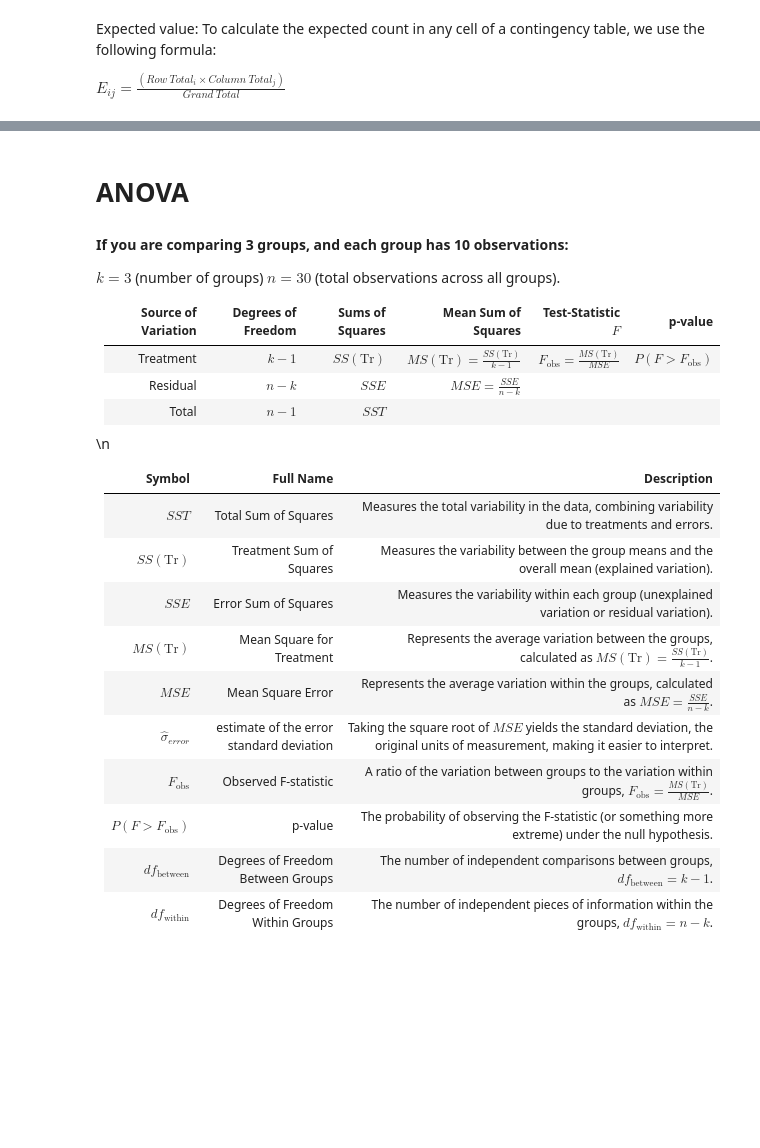
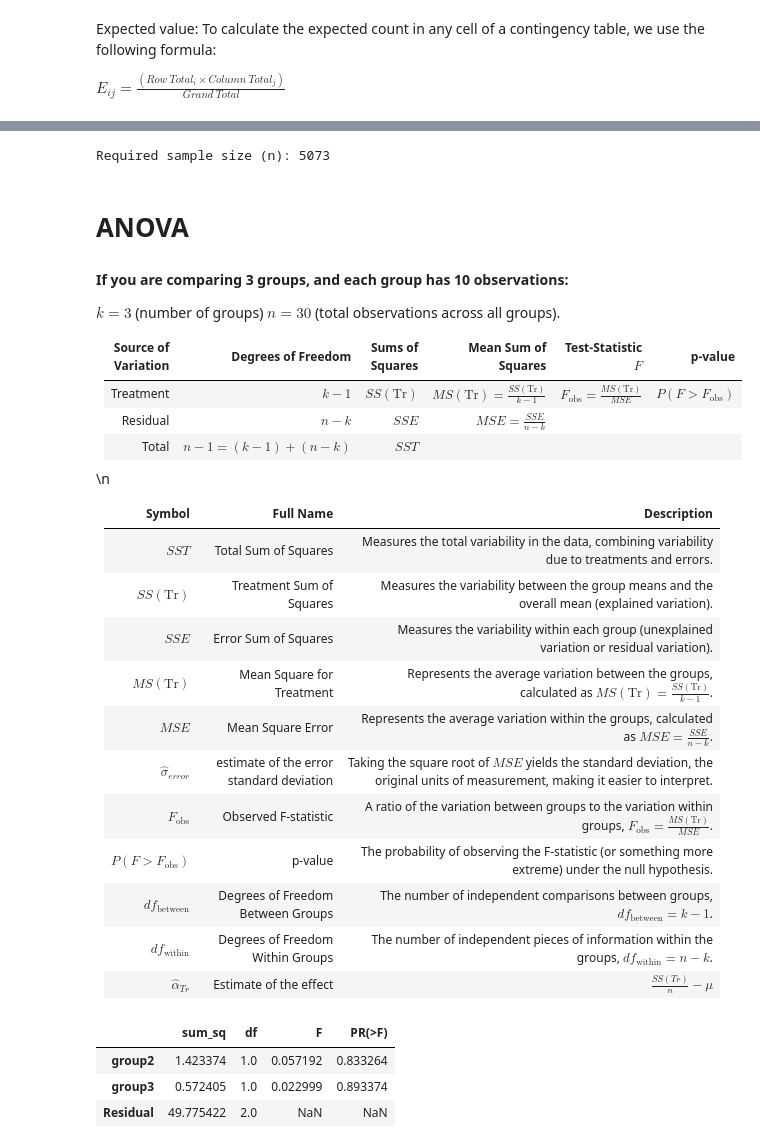
Before and after one commit to tobiasras/statistics_exam, a Jupyter notebook: Statistics 2024.ipynb, the cells around one changed output, grey strips where cells are left out. Drawn from its saved outputs; the diff is of its cells as text; code cells hidden in the pictures; blank space fills up the shorter version.

```diff
--- a/Statistics 2024.ipynb
+++ b/Statistics 2024.ipynb
@@ -978,3 +1536,25 @@ print(f"Reject null hypothesis? {reject_null}")
+# %%
+
+
+# Given data
+confidence_level = 0.90  # 95% confidence level
+
+p_hat = 0.25  # Estimated proportion (use 0.5 if unknown)
+
+E = 0.01  # Desired margin of error
+
+# Calculate the Z-score for the desired confidence level
+z = norm.ppf(1 - (1 - confidence_level) / 2)
+
+# Calculate the required sample size
+n = (z**2 * p_hat * (1 - p_hat)) / E**2
+
+# Round up to the next whole number since sample size must be an integer
+n = np.ceil(n)
+
+print(f"Required sample size (n): {int(n)}")
+# %% [output]
+Required sample size (n): 5073
 # %% [markdown]
 # ANOVA
 # %% [markdown]
@@ -988,7 +1568,7 @@ $n = 30$ (total observations across all groups).
 |----------------------|--------------------|-----------------|-----------------------------------------|--------------------------------------|-------------------------|
 | Treatment           | $k - 1$           | $SS(\text{Tr})$ | $MS(\text{Tr}) = \frac{SS(\text{Tr})}{k-1}$ | $F_{\text{obs}} = \frac{MS(\text{Tr})}{MSE}$ | $P(F > F_{\text{obs}})$ |
 | Residual            | $n - k$           | $SSE$           | $MSE = \frac{SSE}{n-k}$                 |                                      |                         |
-| Total               | $n - 1$           | $SST$           |                                         |                                      |                         |
+| Total               | $n−1=(k−1)+(n−k)$          | $SST$           |                                         |                                      |                         |
 
 \n
 
@@ -1004,3 +1584,27 @@ $n = 30$ (total observations across all groups).
 | $P(F > F_{\text{obs}})$ | p-value           | The probability of observing the F-statistic (or something more extreme) under the null hypothesis. |
 | $df_{\text{between}}$ | Degrees of Freedom Between Groups | The number of independent comparisons between groups, $df_{\text{between}} = k-1$.           |
 | $df_{\text{within}}$ | Degrees of Freedom Within Groups | The number of independent pieces of information within the groups, $df_{\text{within}} = n-k$. |
+|$\hat{\alpha}_{Tr}$|Estimate of the effect|$\frac {SS(Tr)}{n}-μ$|
+# %%
+# Sample data for ANOVA analysis (example dataset)
+data = {
+    'Consumption': [5.4, 4.5, 4.6, 4.4, 4.9, 3.3, 4.1, 4.6, 4.8, 4.6,
+                    5.2, 4.7, 4.4, 4.8, 4.8, 5.2, 4.9, 4.8, 5.6, 5.5],
+    'Month': ['Feb', 'Feb', 'Feb', 'Feb', 'Feb', 'May', 'May', 'May', 'May', 'May',
+              'Aug', 'Aug', 'Aug', 'Aug', 'Aug', 'Nov', 'Nov', 'Nov', 'Nov', 'Nov']
+}
+
+# Convert data to a DataFrame
+df = pd.DataFrame(data)
+
+# Fit an ANOVA model using OLS (Ordinary Least Squares)
+model = smf.ols('Consumption ~ C(Month)', data=df).fit()
+
+# Perform ANOVA
+anova_table = sm.stats.anova_lm(model, typ=2)
+anova_table
+# %% [output]
+|  | sum_sq | df | F | PR(>F) |
+| group2 | 1.423374 | 1.0 | 0.057192 | 0.833264 |
+| group3 | 0.572405 | 1.0 | 0.022999 | 0.893374 |
+| Residual | 49.775422 | 2.0 | NaN | NaN |
```
Also changed, not shown: parts of 80 cells of this notebook.
